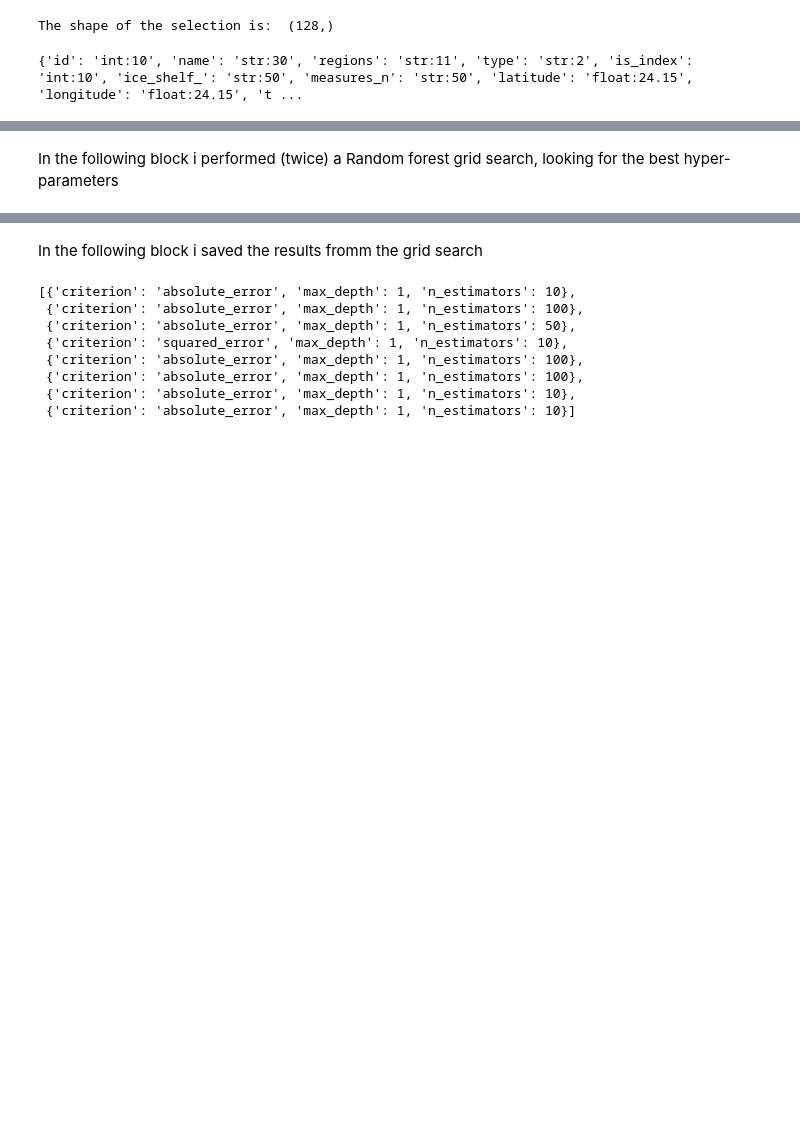
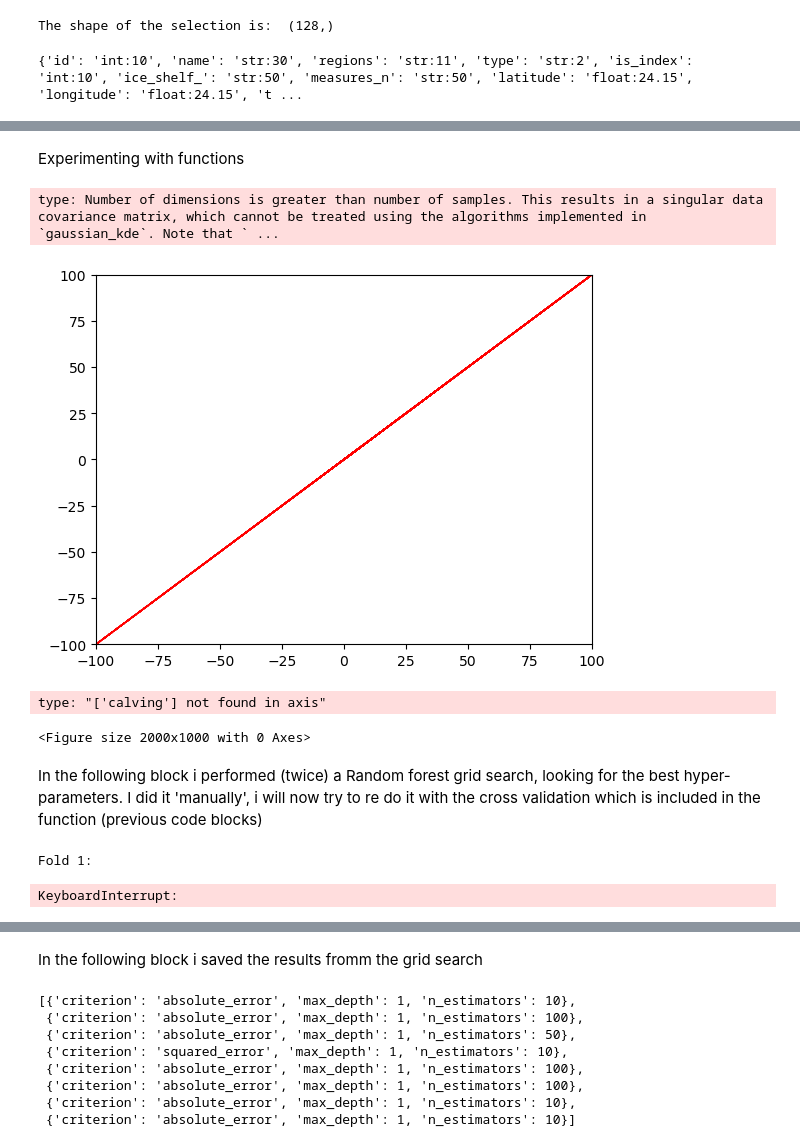
Before and after one commit to Moncada-Francesco-97/Calving-U-Net, a Jupyter notebook: Random_Forest/random_forest.ipynb, the cells around one changed output, grey strips where cells are left out. Saved outputs shown, nothing was run; the diff lists cells and outputs as text; code cells hidden in the pictures; blank space fills up the shorter version.

```diff
--- a/Random Forest/random_forest.ipynb
+++ b/Random_Forest/random_forest.ipynb
@@ -159,0 +393,43 @@ cv_blocks = [cv_block_1, cv_block_2, cv_block_3, cv_block_4, cv_block_5, cv_bloc
+# %% [markdown]
+Experimenting with functions
+# %%
+from scipy.stats import gaussian_kde
+
+#plot also the line of the perfect prediction
+plt.plot(cv['calving'], cv['calving'], color='red', linewidth=1, linestyle='--')
+
+#Limit the axis to -100, 100
+plt.xlim(-100, 100)
+plt.ylim(-100, 100)
+
+x = cv['calving']
+y = rf_fitted.predict(cv.drop('calving', axis=1))
+
+xy = np.vstack([x,y])
+
+z = gaussian_kde(xy)(xy)
+
+fig, ax = plt.subplots()
+ax.scatter(x, y, c=z, s=100, cmap='viridis')
+plt.show()
+
+
+#cbar = plt.colorbar()
+#cbar.set_label('Point Density')
+
+plt.show()
+# %% [output]
+type: Number of dimensions is greater than number of samples. This results in a singular data covariance matrix, which cannot be treated using the algorithms implemented in `gaussian_kde`. Note that ` ...
+[figure, added]
+# %%
+#plot the prediction per fold
+
+plt.figure(figsize=(20,10))
+plt.scatter(cv['calving'],rf_fitted.predict(cv.drop(['calving'])))
+plt.xlabel('Observed')
+plt.ylabel('Predicted')
+plt.title('Observed vs Predicted')
+plt.show()
+# %% [output]
+type: "['calving'] not found in axis"
+<Figure size 2000x1000 with 0 Axes>
@@ -160,5 +474,6 @@ cv_blocks = [cv_block_1, cv_block_2, cv_block_3, cv_block_4, cv_block_5, cv_bloc
 # %% [markdown]
-In the following block i performed (twice) a Random forest grid search, looking for the best hyper-parameters
+In the following block i performed (twice) a Random forest grid search, looking for the best hyper-parameters. I did it 'manually', i will now try to re do it with the
+cross validation which is included in the function (previous code blocks)
 # %%
 # operate cross validation with the block method
 from sklearn.ensemble import RandomForestRegressor
@@ -189,12 +504,12 @@ for i in range(len(cv_blocks)):
     print(f"Fold {i +1 }:")
 
     #Extracting the training an testing blocks from the list
-    test_block = cv_blocks[i]
+    validation_block = cv_blocks[i]
     train_blocks = cv_blocks[:i] + cv_blocks[i+1:]
 
     #Extracting the training and testing variables and targets
-    X_test = test_block.drop(['calving'], axis=1)
-    y_test = test_block['calving']
+    X_test = validation_block.drop(['calving'], axis=1)
+    y_test = validation_block['calving']
 
     X_train = pd.concat(train_blocks).drop(['calving'], axis=1)
     y_train = pd.concat(train_blocks)['calving']
@@ -227,5 +542,8 @@ for i in range(len(cv_blocks)):
     mae_scores.append(mae)
 
     best_parameters.append(rf_cv.best_params_)
+# %% [output]
+Fold 1:
+KeyboardInterrupt:
 # %%
 mae_scores
```
Also changed, not shown: parts of 24 cells of this notebook, 2 other files.
